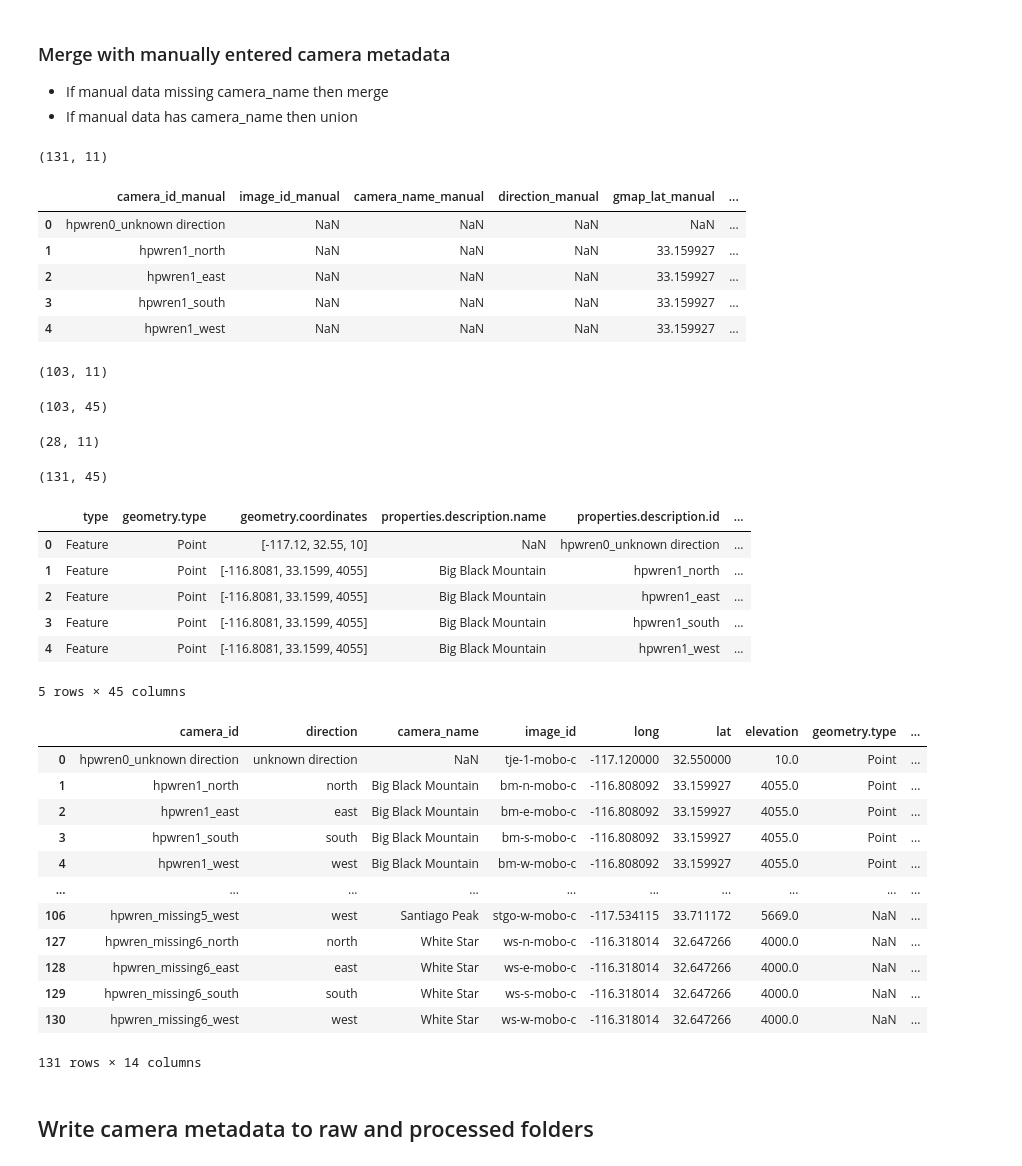
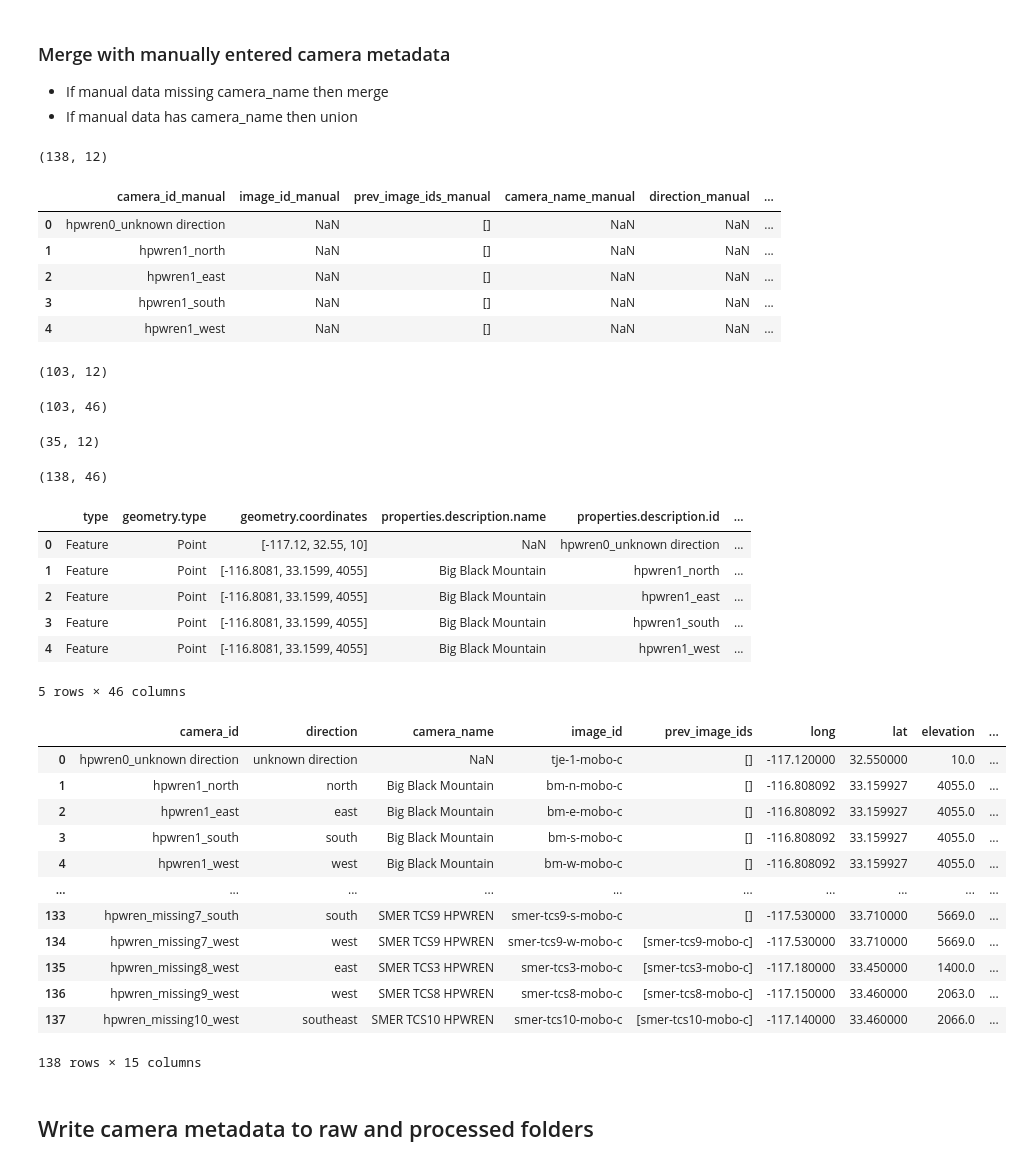
Before and after one commit to shaneluna/smokeynet-engineering, a Jupyter notebook: notebooks/camera_metadata/1_process_camera_metadata.ipynb, the cells around one changed output. Drawn from its saved outputs; the diff is of its cells as text; code cells hidden in the pictures.

```diff
--- a/notebooks/camera_metadata/1_process_camera_metadata.ipynb
+++ b/notebooks/camera_metadata/1_process_camera_metadata.ipynb
@@ -154,27 +157,30 @@ hpwren_cameras_df.head()
 - If manual data missing camera_name then merge
 - If manual data has camera_name then union
 # %%
-cam_man_df = pd.read_csv("../../data/raw/camera_metadata_manual.csv")
+cam_man_df = pd.read_csv(
+    "../../data/raw/camera_metadata_manual.csv",
+    converters={"prev_image_ids": lambda x: x.strip("[]").split(", ")},
+)
 cam_man_df = cam_man_df.add_suffix("_manual")
 # %%
 cam_man_df.shape
 # %% [output]
-(131, 11)
+(138, 12)
 # %%
 cam_man_df.head()
 # %% [output]
-|  | camera_id_manual | image_id_manual | camera_name_manual | direction_manual | gmap_lat_manual | ... |
-| 0 | hpwren0_unknown direction | NaN | NaN | NaN | NaN | ... |
-| 1 | hpwren1_north | NaN | NaN | NaN | 33.159927 | ... |
-| 2 | hpwren1_east | NaN | NaN | NaN | 33.159927 | ... |
-| 3 | hpwren1_south | NaN | NaN | NaN | 33.159927 | ... |
-| 4 | hpwren1_west | NaN | NaN | NaN | 33.159927 | ... |
+|  | camera_id_manual | image_id_manual | prev_image_ids_manual | camera_name_manual | direction_manual | ... |
+| 0 | hpwren0_unknown direction | NaN | [] | NaN | NaN | ... |
+| 1 | hpwren1_north | NaN | [] | NaN | NaN | ... |
+| 2 | hpwren1_east | NaN | [] | NaN | NaN | ... |
+| 3 | hpwren1_south | NaN | [] | NaN | NaN | ... |
+| 4 | hpwren1_west | NaN | [] | NaN | NaN | ... |
 # %%
 cam_man_na_df = cam_man_df[cam_man_df["camera_name_manual"].isna()]
 # %%
 cam_man_na_df.shape
 # %% [output]
-(103, 11)
+(103, 12)
 # %%
 hpwren_cameras_df = hpwren_cameras_df.merge(
     cam_man_na_df,
@@ -185,19 +191,19 @@ hpwren_cameras_df = hpwren_cameras_df.merge(
 # %%
 hpwren_cameras_df.shape
 # %% [output]
-(103, 45)
+(103, 46)
 # %%
 cam_man_nona_df = cam_man_df[~cam_man_df["camera_name_manual"].isna()]
 # %%
 cam_man_nona_df.shape
 # %% [output]
-(28, 11)
+(35, 12)
 # %%
 hpwren_cameras_df = pd.concat([hpwren_cameras_df, cam_man_nona_df])
 # %%
 hpwren_cameras_df.shape
 # %% [output]
-(131, 45)
+(138, 46)
 # %%
 hpwren_cameras_df.head()
 # %% [output]
@@ -207,7 +213,7 @@ hpwren_cameras_df.head()
 | 2 | Feature | Point | [-116.8081, 33.1599, 4055] | Big Black Mountain | hpwren1_east | ... |
 | 3 | Feature | Point | [-116.8081, 33.1599, 4055] | Big Black Mountain | hpwren1_south | ... |
 | 4 | Feature | Point | [-116.8081, 33.1599, 4055] | Big Black Mountain | hpwren1_west | ... |
-5 rows × 45 columns
+5 rows × 46 columns
 # %%
 # If original value null, then fill with new value
 
@@ -244,46 +250,48 @@ hpwren_cameras_df["long"] = hpwren_cameras_df["gmap_long_manual"].fillna(
 columns = [
     "camera_id",
     "direction",
     "camera_name",
     "image_id",
+    "prev_image_ids_manual",
     "long",
     "lat",
     "elevation",
     "geometry.type",
     "geometry.coordinates",
     "x_resolution_manual",
     "y_resolution_manual",
     "center_lat_manual",
     "center_long_manual",
     "properties.description.url",
     # "properties.latest-images",
 ]
 hpwren_cameras_final_df = hpwren_cameras_df[columns]
 
 hpwren_cameras_final_df = hpwren_cameras_final_df.rename(
     columns={
+        "prev_image_ids_manual": "prev_image_ids",
         "x_resolution_manual": "x_resolution",
         "y_resolution_manual": "y_resolution",
         "center_lat_manual": "center_lat",
         "center_long_manual": "center_long",
     },
 )
 
 hpwren_cameras_final_df
 # %% [output]
-|  | camera_id | direction | camera_name | image_id | long | lat | elevation | geometry.type | ... |
-| 0 | hpwren0_unknown direction | unknown direction | NaN | tje-1-mobo-c | -117.120000 | 32.550000 | 10.0 | Point | ... |
-| 1 | hpwren1_north | north | Big Black Mountain | bm-n-mobo-c | -116.808092 | 33.159927 | 4055.0 | Point | ... |
-| 2 | hpwren1_east | east | Big Black Mountain | bm-e-mobo-c | -116.808092 | 33.159927 | 4055.0 | Point | ... |
-| 3 | hpwren1_south | south | Big Black Mountain | bm-s-mobo-c | -116.808092 | 33.159927 | 4055.0 | Point | ... |
-| 4 | hpwren1_west | west | Big Black Mountain | bm-w-mobo-c | -116.808092 | 33.159927 | 4055.0 | Point | ... |
+|  | camera_id | direction | camera_name | image_id | prev_image_ids | long | lat | elevation | ... |
+| 0 | hpwren0_unknown direction | unknown direction | NaN | tje-1-mobo-c | [] | -117.120000 | 32.550000 | 10.0 | ... |
+| 1 | hpwren1_north | north | Big Black Mountain | bm-n-mobo-c | [] | -116.808092 | 33.159927 | 4055.0 | ... |
+| 2 | hpwren1_east | east | Big Black Mountain | bm-e-mobo-c | [] | -116.808092 | 33.159927 | 4055.0 | ... |
+| 3 | hpwren1_south | south | Big Black Mountain | bm-s-mobo-c | [] | -116.808092 | 33.159927 | 4055.0 | ... |
+| 4 | hpwren1_west | west | Big Black Mountain | bm-w-mobo-c | [] | -116.808092 | 33.159927 | 4055.0 | ... |
 | ... | ... | ... | ... | ... | ... | ... | ... | ... | ... |
-| 106 | hpwren_missing5_west | west | Santiago Peak | stgo-w-mobo-c | -117.534115 | 33.711172 | 5669.0 | NaN | ... |
-| 127 | hpwren_missing6_north | north | White Star | ws-n-mobo-c | -116.318014 | 32.647266 | 4000.0 | NaN | ... |
-| 128 | hpwren_missing6_east | east | White Star | ws-e-mobo-c | -116.318014 | 32.647266 | 4000.0 | NaN | ... |
-| 129 | hpwren_missing6_south | south | White Star | ws-s-mobo-c | -116.318014 | 32.647266 | 4000.0 | NaN | ... |
-| 130 | hpwren_missing6_west | west | White Star | ws-w-mobo-c | -116.318014 | 32.647266 | 4000.0 | NaN | ... |
+| 133 | hpwren_missing7_south | south | SMER TCS9 HPWREN | smer-tcs9-s-mobo-c | [] | -117.530000 | 33.710000 | 5669.0 | ... |
+| 134 | hpwren_missing7_west | west | SMER TCS9 HPWREN | smer-tcs9-w-mobo-c | [smer-tcs9-mobo-c] | -117.530000 | 33.710000 | 5669.0 | ... |
+| 135 | hpwren_missing8_west | east | SMER TCS3 HPWREN | smer-tcs3-mobo-c | [smer-tcs3-mobo-c] | -117.180000 | 33.450000 | 1400.0 | ... |
+| 136 | hpwren_missing9_west | west | SMER TCS8 HPWREN | smer-tcs8-mobo-c | [smer-tcs8-mobo-c] | -117.150000 | 33.460000 | 2063.0 | ... |
+| 137 | hpwren_missing10_west | southeast | SMER TCS10 HPWREN | smer-tcs10-mobo-c | [smer-tcs10-mobo-c] | -117.140000 | 33.460000 | 2066.0 | ... |
-131 rows × 14 columns
+138 rows × 15 columns
 # %% [markdown]
 ## Write camera metadata to raw and processed folders
 # %%
```
Also changed, not shown: parts of 9 cells of this notebook, 7 other files.
